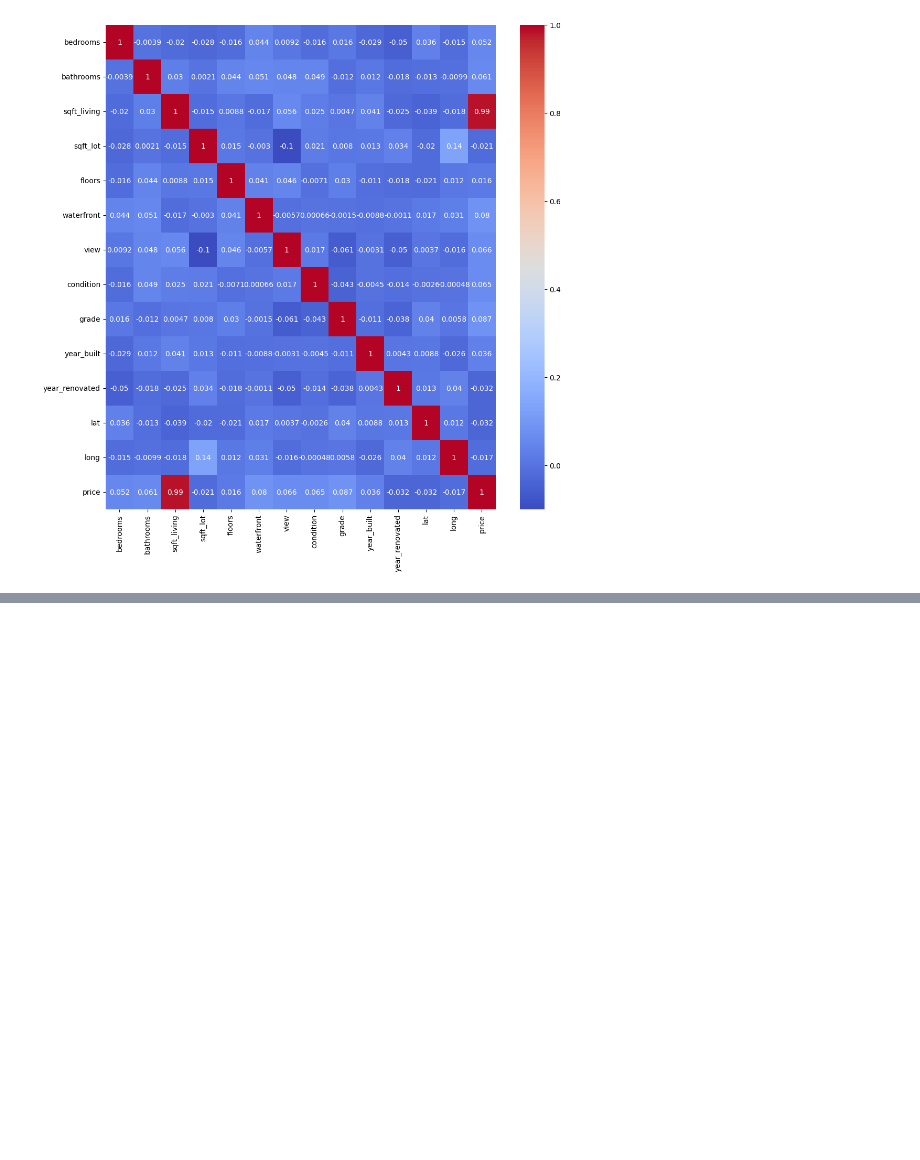
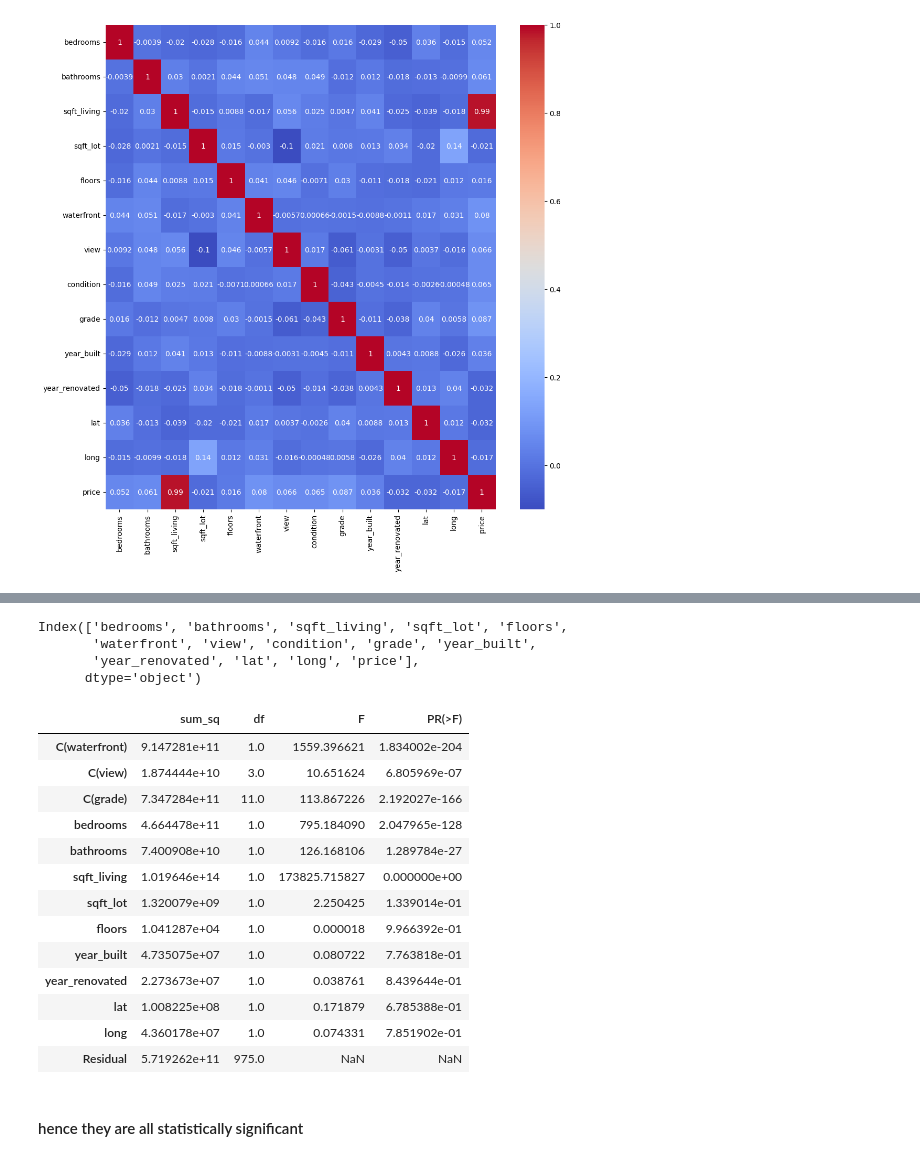
Before and after one commit to Njeri-Kimaru/Python-plus-main, a Jupyter notebook: house_prices.ipynb, the cells around one changed output, grey strips where cells are left out. Cells and saved outputs as stored; diff of their text form; code cells hidden in the pictures; blank space fills up the shorter version.

Commit message:
house_prices_project

```diff
--- a/house_prices.ipynb
+++ b/house_prices.ipynb
@@ -172,0 +239,29 @@ sns.heatmap(data=correlations, cmap="coolwarm", annot=True)
+# %%
+house_prices_data.columns
+# %% [output]
+Index(['bedrooms', 'bathrooms', 'sqft_living', 'sqft_lot', 'floors',
+       'waterfront', 'view', 'condition', 'grade', 'year_built',
+       'year_renovated', 'lat', 'long', 'price'],
+      dtype='object')
+# %%
+formula = 'price ~ bedrooms + bathrooms + sqft_living + sqft_lot + floors + year_built + year_renovated + lat + long + C(waterfront) + C(view) + C(grade)'
+lm = ols(formula, house_prices_data).fit()
+table = sm.stats.anova_lm(lm, typ=2)
+table
+# %% [output]
+|  | sum_sq | df | F | PR(>F) |
+| C(waterfront) | 9.147281e+11 | 1.0 | 1559.396621 | 1.834002e-204 |
+| C(view) | 1.874444e+10 | 3.0 | 10.651624 | 6.805969e-07 |
+| C(grade) | 7.347284e+11 | 11.0 | 113.867226 | 2.192027e-166 |
+| bedrooms | 4.664478e+11 | 1.0 | 795.184090 | 2.047965e-128 |
+| bathrooms | 7.400908e+10 | 1.0 | 126.168106 | 1.289784e-27 |
+| sqft_living | 1.019646e+14 | 1.0 | 173825.715827 | 0.000000e+00 |
+| sqft_lot | 1.320079e+09 | 1.0 | 2.250425 | 1.339014e-01 |
+| floors | 1.041287e+04 | 1.0 | 0.000018 | 9.966392e-01 |
+| year_built | 4.735075e+07 | 1.0 | 0.080722 | 7.763818e-01 |
+| year_renovated | 2.273673e+07 | 1.0 | 0.038761 | 8.439644e-01 |
+| lat | 1.008225e+08 | 1.0 | 0.171879 | 6.785388e-01 |
+| long | 4.360178e+07 | 1.0 | 0.074331 | 7.851902e-01 |
+| Residual | 5.719262e+11 | 975.0 | NaN | NaN |
+# %% [markdown]
+#### hence they are all statistically significant
```
Also changed, not shown: parts of 15 cells of this notebook.
